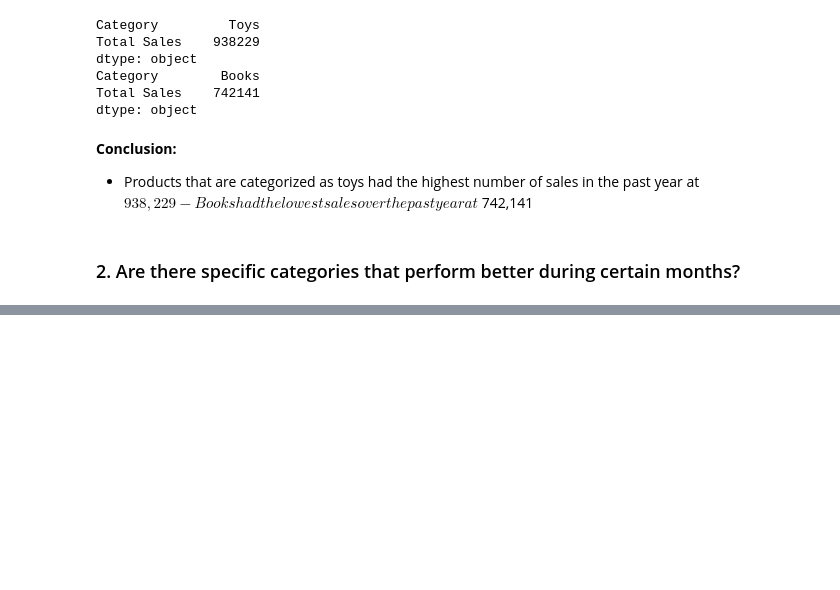
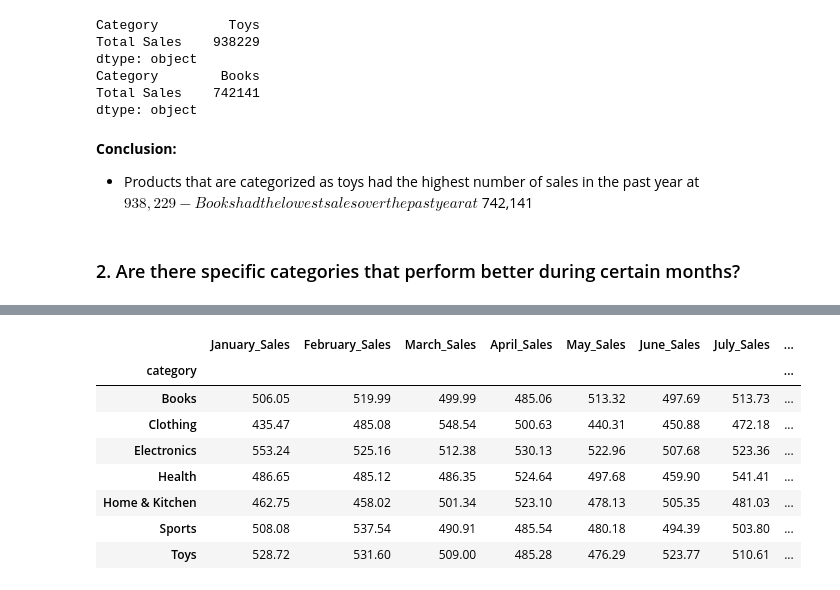
Before and after one commit to Willnguyen02/E-commerce-Sales-Analytics, a Jupyter notebook: Main.ipynb, the cells around one changed output, grey strips where cells are left out. Saved outputs shown, nothing was run; the diff lists cells and outputs as text; code cells hidden in the pictures; blank space fills up the shorter version.

```diff
--- a/Main.ipynb
+++ b/Main.ipynb
@@ -509,0 +516,14 @@ categories
+# %%
+# Found the average monthly sales and grouped the dataset by category
+avg_category_sales = cat_sales_months.groupby('category')[['January_Sales', 'February_Sales', 'March_Sales', 'April_Sales', 'May_Sales', 'June_Sales', 'July_Sales', 'August_Sales', 'September_Sales', 'October_Sales', 'November_Sales', 'December_Sales']].mean().round(2)
+avg_category_sales
+# %% [output]
+|  | January_Sales | February_Sales | March_Sales | April_Sales | May_Sales | June_Sales | July_Sales | ... |
+| category |  |  |  |  |  |  |  | ... |
+| Books | 506.05 | 519.99 | 499.99 | 485.06 | 513.32 | 497.69 | 513.73 | ... |
+| Clothing | 435.47 | 485.08 | 548.54 | 500.63 | 440.31 | 450.88 | 472.18 | ... |
+| Electronics | 553.24 | 525.16 | 512.38 | 530.13 | 522.96 | 507.68 | 523.36 | ... |
+| Health | 486.65 | 485.12 | 486.35 | 524.64 | 497.68 | 459.90 | 541.41 | ... |
+| Home & Kitchen | 462.75 | 458.02 | 501.34 | 523.10 | 478.13 | 505.35 | 481.03 | ... |
+| Sports | 508.08 | 537.54 | 490.91 | 485.54 | 480.18 | 494.39 | 503.80 | ... |
+| Toys | 528.72 | 531.60 | 509.00 | 485.28 | 476.29 | 523.77 | 510.61 | ... |
```
Also changed, not shown: parts of 11 cells of this notebook.
